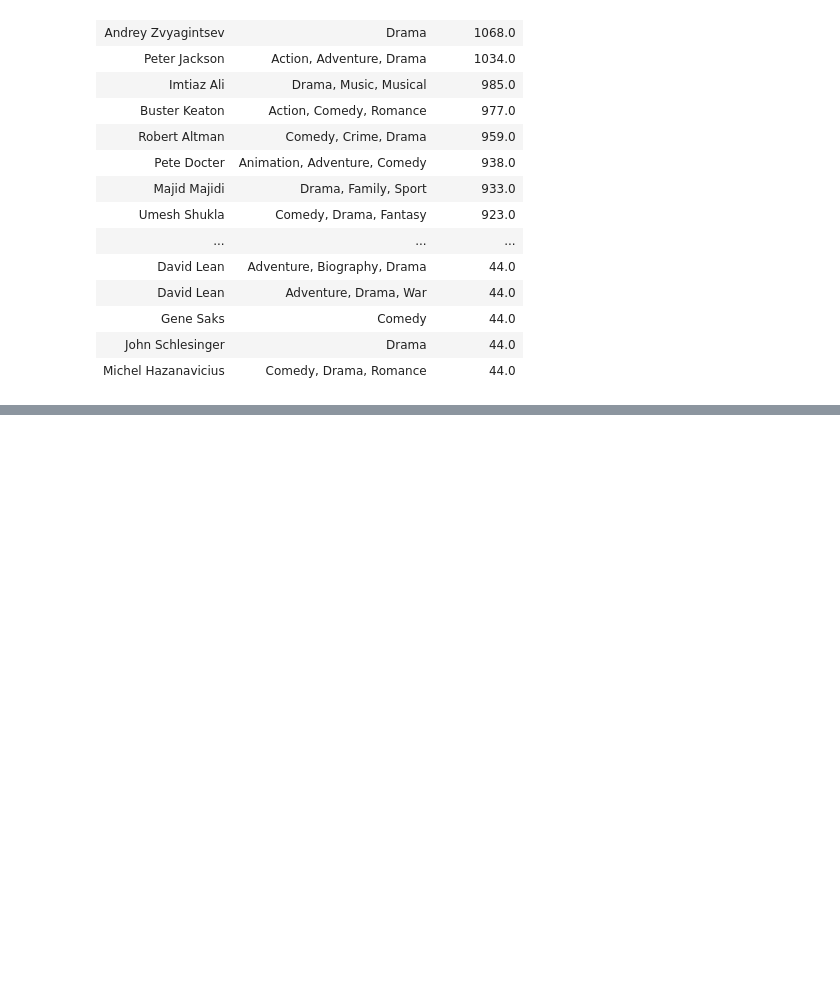
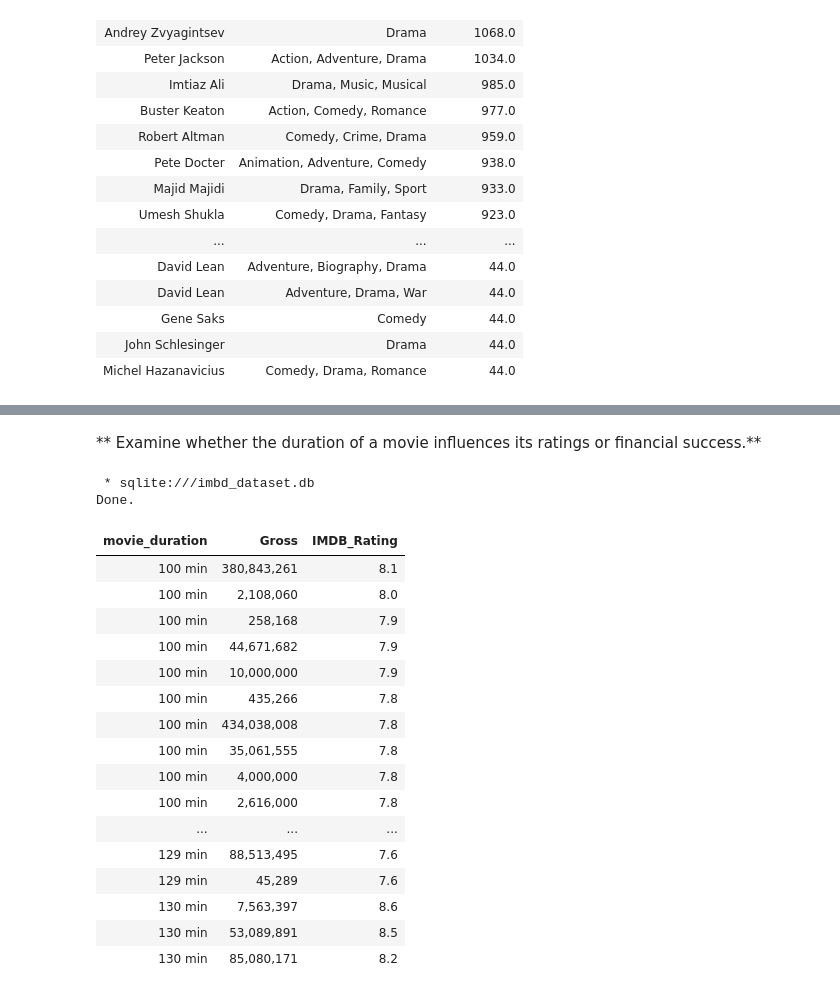
Before and after one commit to sushreesupriti/-IMDB-dataset_Analyze-, a Jupyter notebook: notebook-minihackathon1.ipynb, the cells around one changed output, grey strips where cells are left out. Saved outputs shown, nothing was run; the diff lists cells and outputs as text; code cells hidden in the pictures; blank space fills up the shorter version.

```diff
--- a/notebook-minihackathon1.ipynb
+++ b/notebook-minihackathon1.ipynb
@@ -81,0 +147,36 @@ Done.
+# %% [markdown]
+** Examine whether the duration of a movie influences its ratings or financial success.**
+# %%
+%%sql
+SELECT
+    Runtime AS movie_duration,
+    Gross,
+    IMDB_Rating
+FROM  imbd_dataset
+
+WHERE
+    Runtime IS NOT NULL
+    AND IMDB_Rating IS NOT NULL
+    AND  Gross IS NOT NULL
+ORDER BY
+    movie_duration ASC;
+# %% [output]
+ * sqlite:///imbd_dataset.db
+Done.
+| movie_duration | Gross | IMDB_Rating |
+| 100 min | 380,843,261 | 8.1 |
+| 100 min | 2,108,060 | 8.0 |
+| 100 min | 258,168 | 7.9 |
+| 100 min | 44,671,682 | 7.9 |
+| 100 min | 10,000,000 | 7.9 |
+| 100 min | 435,266 | 7.8 |
+| 100 min | 434,038,008 | 7.8 |
+| 100 min | 35,061,555 | 7.8 |
+| 100 min | 4,000,000 | 7.8 |
+| 100 min | 2,616,000 | 7.8 |
+| ... | ... | ... |
+| 129 min | 88,513,495 | 7.6 |
+| 129 min | 45,289 | 7.6 |
+| 130 min | 7,563,397 | 8.6 |
+| 130 min | 53,089,891 | 8.5 |
+| 130 min | 85,080,171 | 8.2 |
```
Also changed, not shown: parts of 6 cells of this notebook.
